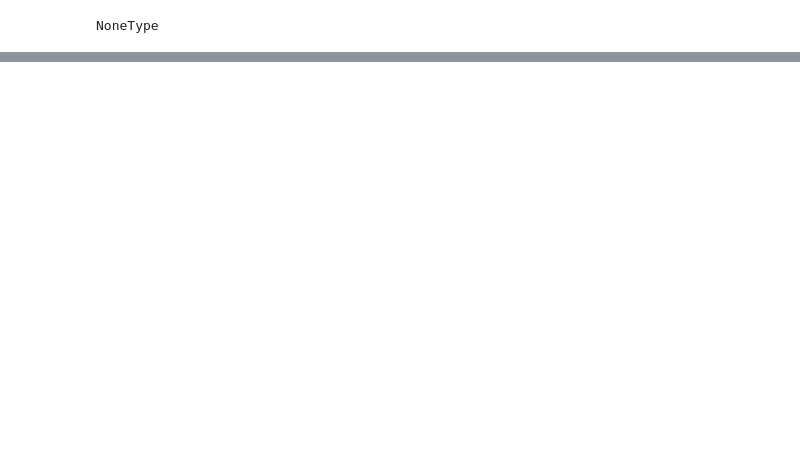
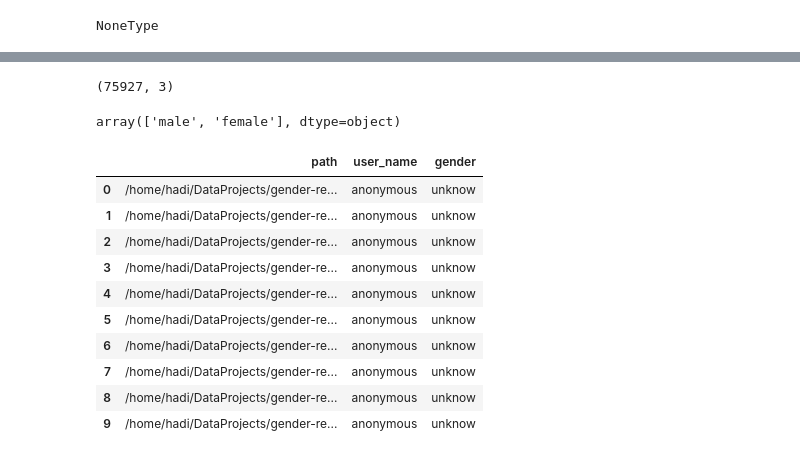
Before and after one commit to hadi-gharibi/gender-recognition-by-voice, a Jupyter notebook: explore/make_dataset/Untitled.ipynb, the cells around one changed output, grey strips where cells are left out. Drawn from its saved outputs; the diff is of its cells as text; code cells hidden in the pictures; blank space fills up the shorter version.

```diff
--- a/explore/make_dataset/Untitled.ipynb
+++ b/explore/make_dataset/Untitled.ipynb
@@ -14 +101,9 @@ NoneType
+# %%
+df.shape
+# %% [output]
+(75927, 3)
+# %%
+df.gender.unique()
+# %% [output]
+array(['male', 'female'], dtype=object)
 # %%
@@ -26,0 +133,14 @@ for file in files:
+# %%
+temp_waves
+# %% [output]
+|  | path | user_name | gender |
+| 0 | /home/hadi/DataProjects/gender-re... | anonymous | unknow |
+| 1 | /home/hadi/DataProjects/gender-re... | anonymous | unknow |
+| 2 | /home/hadi/DataProjects/gender-re... | anonymous | unknow |
+| 3 | /home/hadi/DataProjects/gender-re... | anonymous | unknow |
+| 4 | /home/hadi/DataProjects/gender-re... | anonymous | unknow |
+| 5 | /home/hadi/DataProjects/gender-re... | anonymous | unknow |
+| 6 | /home/hadi/DataProjects/gender-re... | anonymous | unknow |
+| 7 | /home/hadi/DataProjects/gender-re... | anonymous | unknow |
+| 8 | /home/hadi/DataProjects/gender-re... | anonymous | unknow |
+| 9 | /home/hadi/DataProjects/gender-re... | anonymous | unknow |
```
Also changed, not shown: parts of 19 cells of this notebook, 1 other file.
